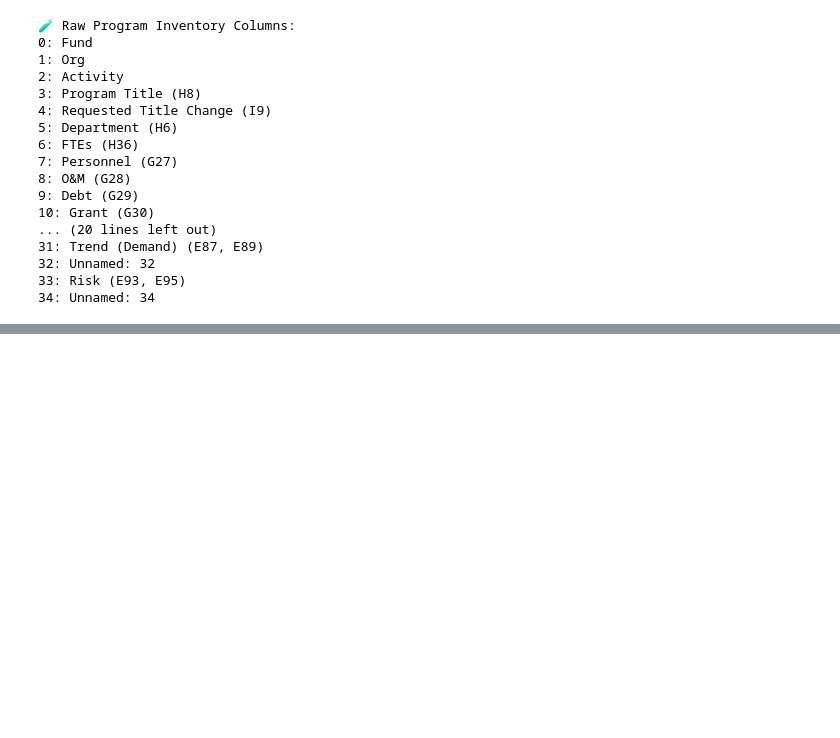
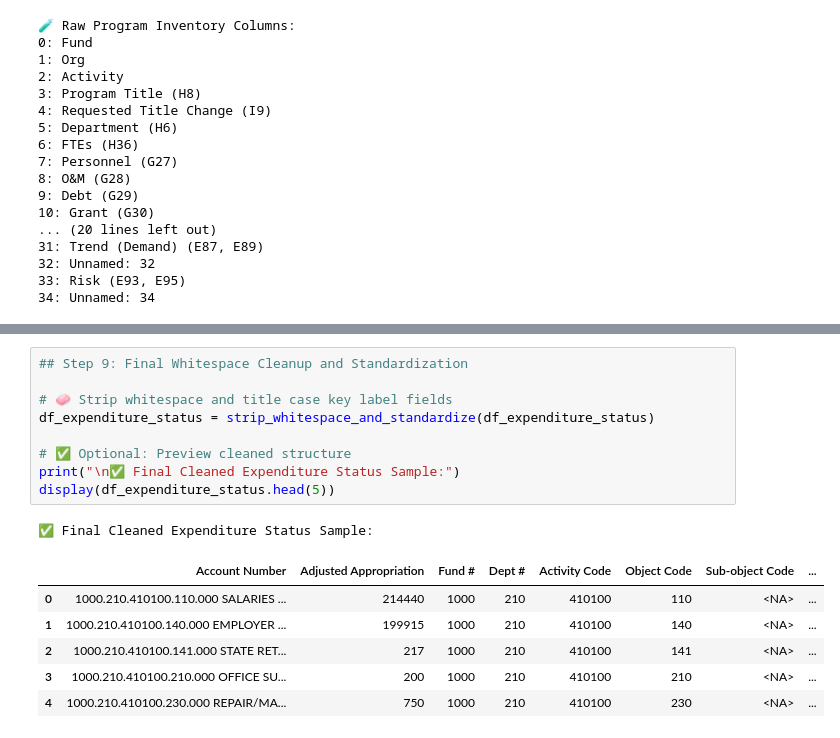
Before and after one commit to breannanpr/CityofMissoulaBudgetCapstone, a Jupyter notebook: citydata_exploratory.ipynb, the cells around one changed output, grey strips where cells are left out. Drawn from its saved outputs; the diff is of its cells as text; blank space fills up the shorter version.

```diff
--- a/citydata_exploratory.ipynb
+++ b/citydata_exploratory.ipynb
@@ -326,0 +357,17 @@ for i, col in enumerate(program_inventory.columns):
+# %%
+## Step 9: Final Whitespace Cleanup and Standardization
+
+# 🧼 Strip whitespace and title case key label fields
+df_expenditure_status = strip_whitespace_and_standardize(df_expenditure_status)
+
+# ✅ Optional: Preview cleaned structure
+print("\n✅ Final Cleaned Expenditure Status Sample:")
+display(df_expenditure_status.head(5))
+# %% [output]
+✅ Final Cleaned Expenditure Status Sample:
+|  | Account Number | Adjusted Appropriation | Fund # | Dept # | Activity Code | Object Code | Sub-object Code | ... |
+| 0 | 1000.210.410100.110.000 SALARIES ... | 214440 | 1000 | 210 | 410100 | 110 | <NA> | ... |
+| 1 | 1000.210.410100.140.000 EMPLOYER ... | 199915 | 1000 | 210 | 410100 | 140 | <NA> | ... |
+| 2 | 1000.210.410100.141.000 STATE RET... | 217 | 1000 | 210 | 410100 | 141 | <NA> | ... |
+| 3 | 1000.210.410100.210.000 OFFICE SU... | 200 | 1000 | 210 | 410100 | 210 | <NA> | ... |
+| 4 | 1000.210.410100.230.000 REPAIR/MA... | 750 | 1000 | 210 | 410100 | 230 | <NA> | ... |
```
Also changed, not shown: parts of 25 cells of this notebook, 1 other file.
